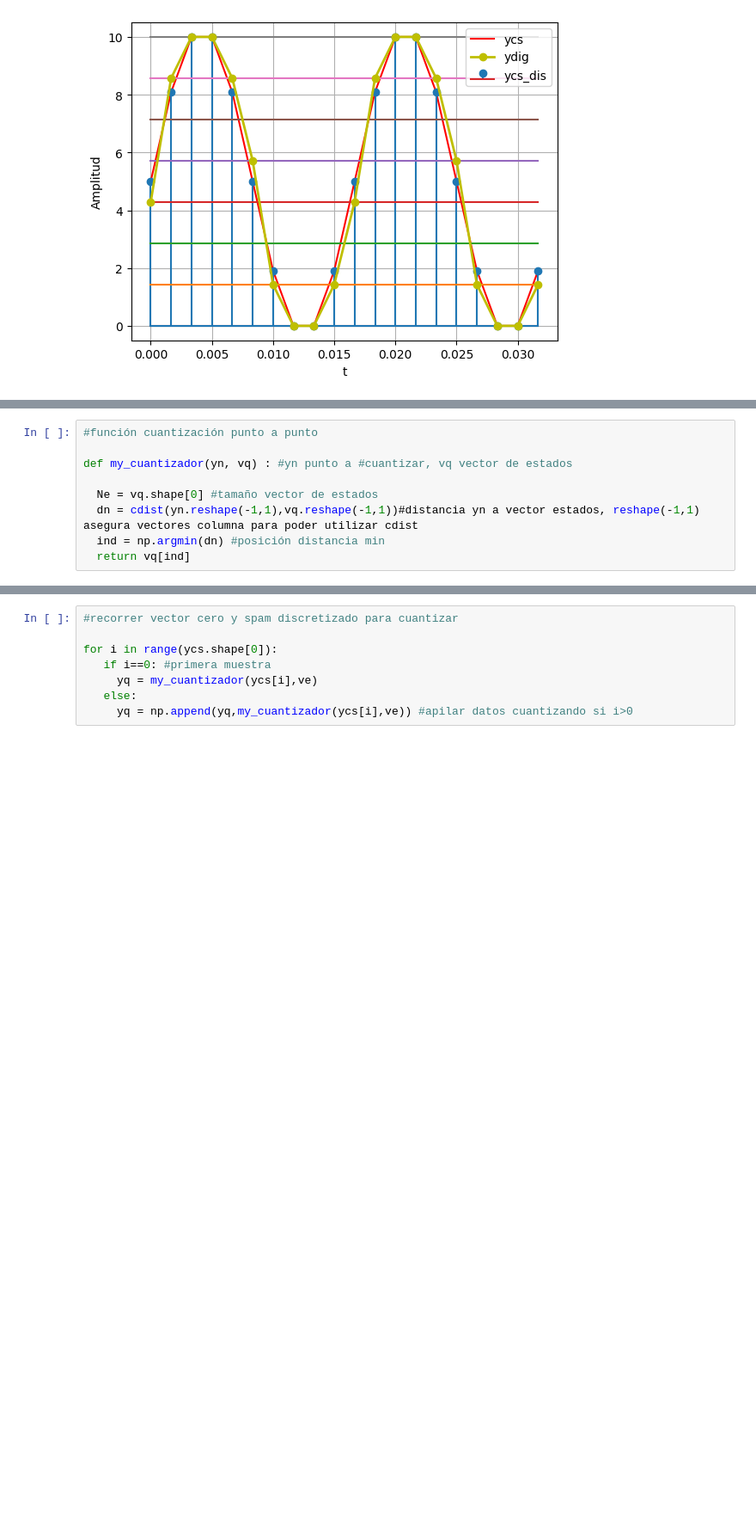
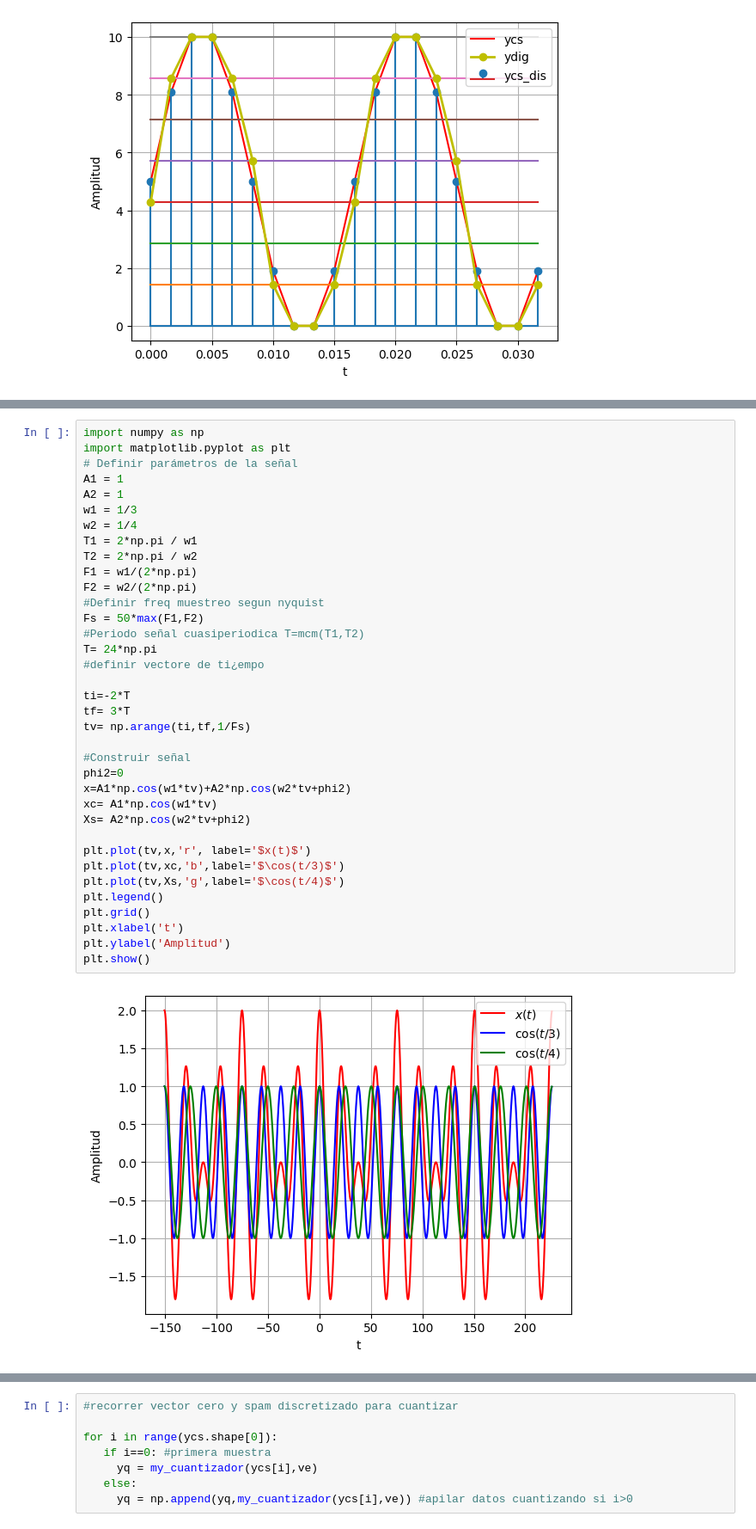
Before and after one commit to JParraArias/SignalsAndSystems2024-2, a Jupyter notebook: Ejercicio1_SyS_2024_2.ipynb, the cells around one changed output, grey strips where cells are left out. Shown at 86% size. Cells and saved outputs as stored; diff of their text form; blank space fills up the shorter version.

```diff
--- a/Ejercicio1_SyS_2024_2.ipynb
+++ b/Ejercicio1_SyS_2024_2.ipynb
@@ -495,9 +459,38 @@ print(ycs[1],ind[1],ve[ind[1]]) # para y[50] = 0.58, el estado más cercano en v
-# %%
-#función cuantización punto a punto
-
-def my_cuantizador(yn, vq) : #yn punto a #cuantizar, vq vector de estados
-
-  Ne = vq.shape[0] #tamaño vector de estados
-  dn = cdist(yn.reshape(-1,1),vq.reshape(-1,1))#distancia yn a vector estados, reshape(-1,1) asegura vectores columna para poder utilizar cdist
-  ind = np.argmin(dn) #posición distancia min
-  return vq[ind]
+# %%
+import numpy as np
+import matplotlib.pyplot as plt
+# Definir parámetros de la señal
+A1 = 1
+A2 = 1
+w1 = 1/3
+w2 = 1/4
+T1 = 2*np.pi / w1
+T2 = 2*np.pi / w2
+F1 = w1/(2*np.pi)
+F2 = w2/(2*np.pi)
+#Definir freq muestreo segun nyquist
+Fs = 50*max(F1,F2)
+#Periodo señal cuasiperiodica T=mcm(T1,T2)
+T= 24*np.pi
+#definir vectore de ti¿empo
+
+ti=-2*T
+tf= 3*T
+tv= np.arange(ti,tf,1/Fs)
+
+#Construir señal
+phi2=0
+x=A1*np.cos(w1*tv)+A2*np.cos(w2*tv+phi2)
+xc= A1*np.cos(w1*tv)
+Xs= A2*np.cos(w2*tv+phi2)
+
+plt.plot(tv,x,'r', label='$x(t)$')
+plt.plot(tv,xc,'b',label='$\cos(t/3)$')
+plt.plot(tv,Xs,'g',label='$\cos(t/4)$')
+plt.legend()
+plt.grid()
+plt.xlabel('t')
+plt.ylabel('Amplitud')
+plt.show()
+# %% [output]
+[figure, added]
```
Also changed, not shown: parts of 8 cells of this notebook.
